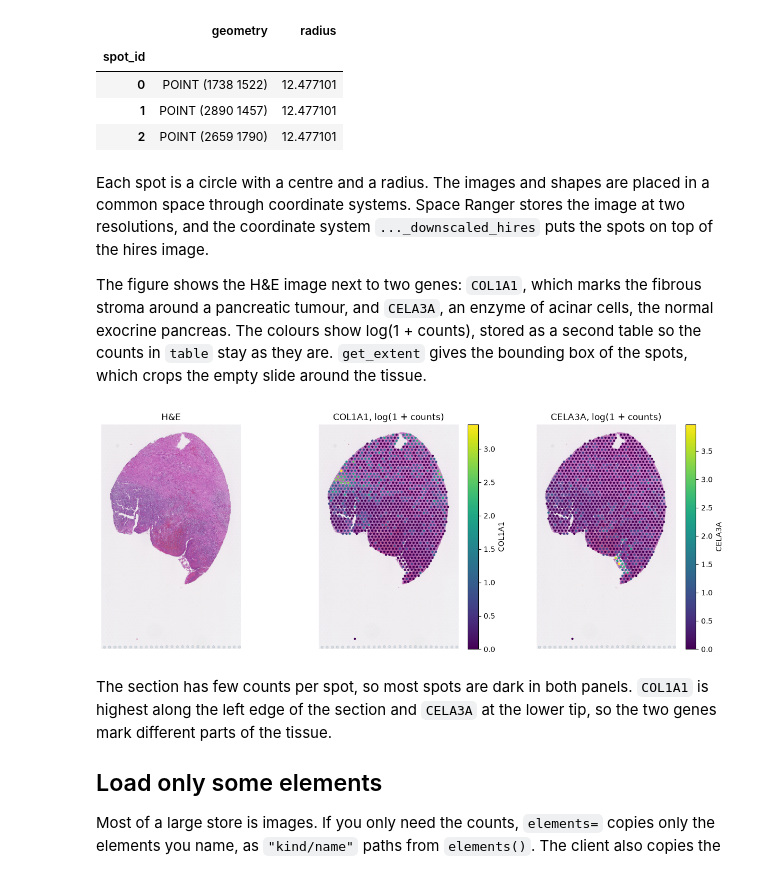
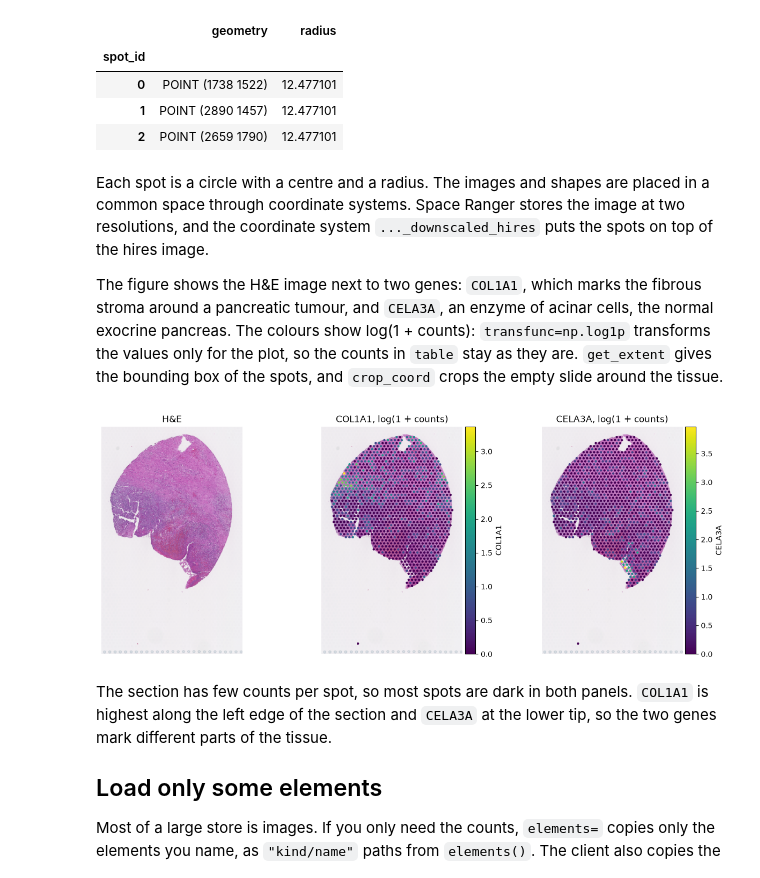
Before and after one commit to theislab/spatialdata-db-client, a Jupyter notebook: docs/tutorials/02_load_and_inspect.ipynb, the cells around one changed output. Drawn from its saved outputs; the diff is of its cells as text; code cells hidden in the pictures.

```diff
--- a/docs/tutorials/02_load_and_inspect.ipynb
+++ b/docs/tutorials/02_load_and_inspect.ipynb
@@ -181,34 +182,43 @@ coordinate systems. Space Ranger stores the image at two
 resolutions, and the coordinate system `..._downscaled_hires` puts the spots on top of the hires image.
 
 The figure shows the H&E image next to two genes: `COL1A1`, which marks the fibrous stroma around a pancreatic
-tumour, and `CELA3A`, an enzyme of acinar cells, the normal exocrine pancreas. The colours show log(1 + counts),
-stored as a second table so the counts in `table` stay as they are. `get_extent` gives the bounding box of the
-spots, which crops the empty slide around the tissue.
+tumour, and `CELA3A`, an enzyme of acinar cells, the normal exocrine pancreas. The colours show log(1 + counts):
+`transfunc=np.log1p` transforms the values only for the plot, so the counts in `table` stay as they are.
+`get_extent` gives the bounding box of the spots, and `crop_coord` crops the empty slide around the tissue.
 # %%
 image = "GSM8915497_PDAC04_hires_image"
 spots = "GSM8915497_PDAC04"
 coordinates = "GSM8915497_PDAC04_downscaled_hires"
 
-log_counts = table.copy()
-log_counts.X = log_counts.X.log1p()
-sdata.tables["log_counts"] = log_counts
 extent = get_extent(sdata, coordinate_system=coordinates, elements=[spots])
+crop = (extent["x"][0] - 40, extent["x"][1] + 40, extent["y"][0] - 40, extent["y"][1] + 40)  # 40 pixels of margin
 
 fig, axes = plt.subplots(1, 3, figsize=(15, 5.5))
-sdata.pl.render_images(image).pl.show(coordinate_systems=coordinates, ax=axes[0], title="H&E")
-for ax, gene in zip(axes[1:], ["COL1A1", "CELA3A"], strict=True):
-    (
-        sdata.pl.render_images(image)
-        .pl.render_shapes(spots, color=gene, table_name="log_counts")
-        .pl.show(coordinate_systems=coordinates, ax=ax, title=f"{gene}, log(1 + counts)")
+(
+    sdata
+    .pl.render_images(image)
+    .pl.show(
+        coordinate_systems=coordinates,
+        crop_coord=crop,
+        ax=axes[0],
+        frameon=False,
+        title="H&E",
     )
-for ax in axes:
-    ax.set_xlim(extent["x"][0] - 40, extent["x"][1] + 40)  # 40 pixels of margin around the spots
-    ax.set_ylim(extent["y"][1] + 40, extent["y"][0] - 40)
-    ax.set_axis_off()
-plt.show()
+)
+(
+    sdata
+    .pl.render_images(image)
+    .pl.render_shapes(spots, color=["COL1A1", "CELA3A"], table_name="table", transfunc=np.log1p)
+    .pl.show(
+        coordinate_systems=coordinates,
+        crop_coord=crop,
+        ax=list(axes[1:]),
+        frameon=False,
+        title=["COL1A1, log(1 + counts)", "CELA3A, log(1 + counts)"],
+    )
+)
 # %% [output]
-[figure, old version]
+[figure, new version]
 # %% [markdown]
 The section has few counts per spot, so most spots are dark in both panels. `COL1A1` is highest along the left
 edge of the section and `CELA3A` at the lower tip, so the two genes mark different parts of the tissue.
```
Also changed, not shown: parts of 5 cells of this notebook, 6 other files.
